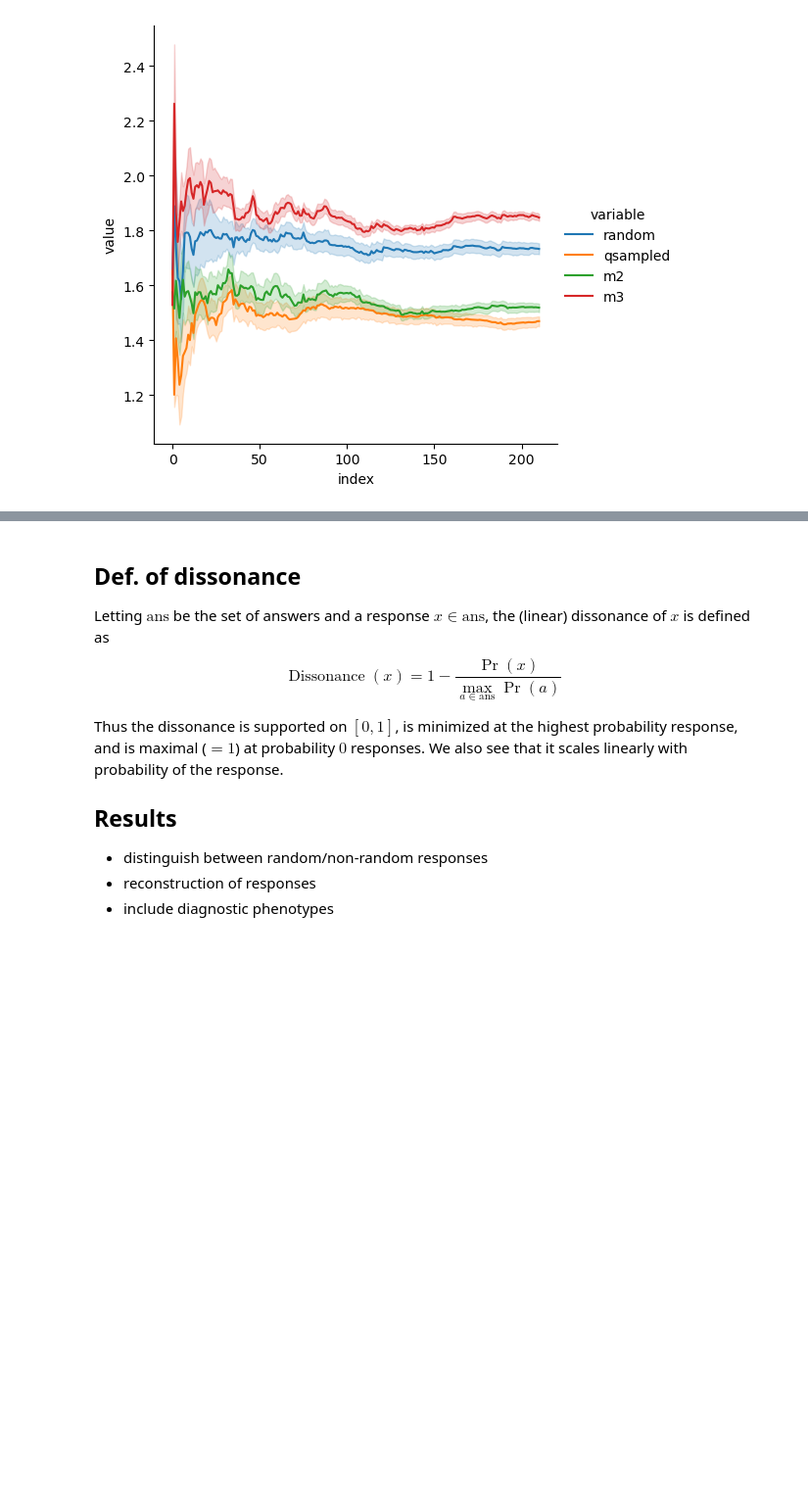
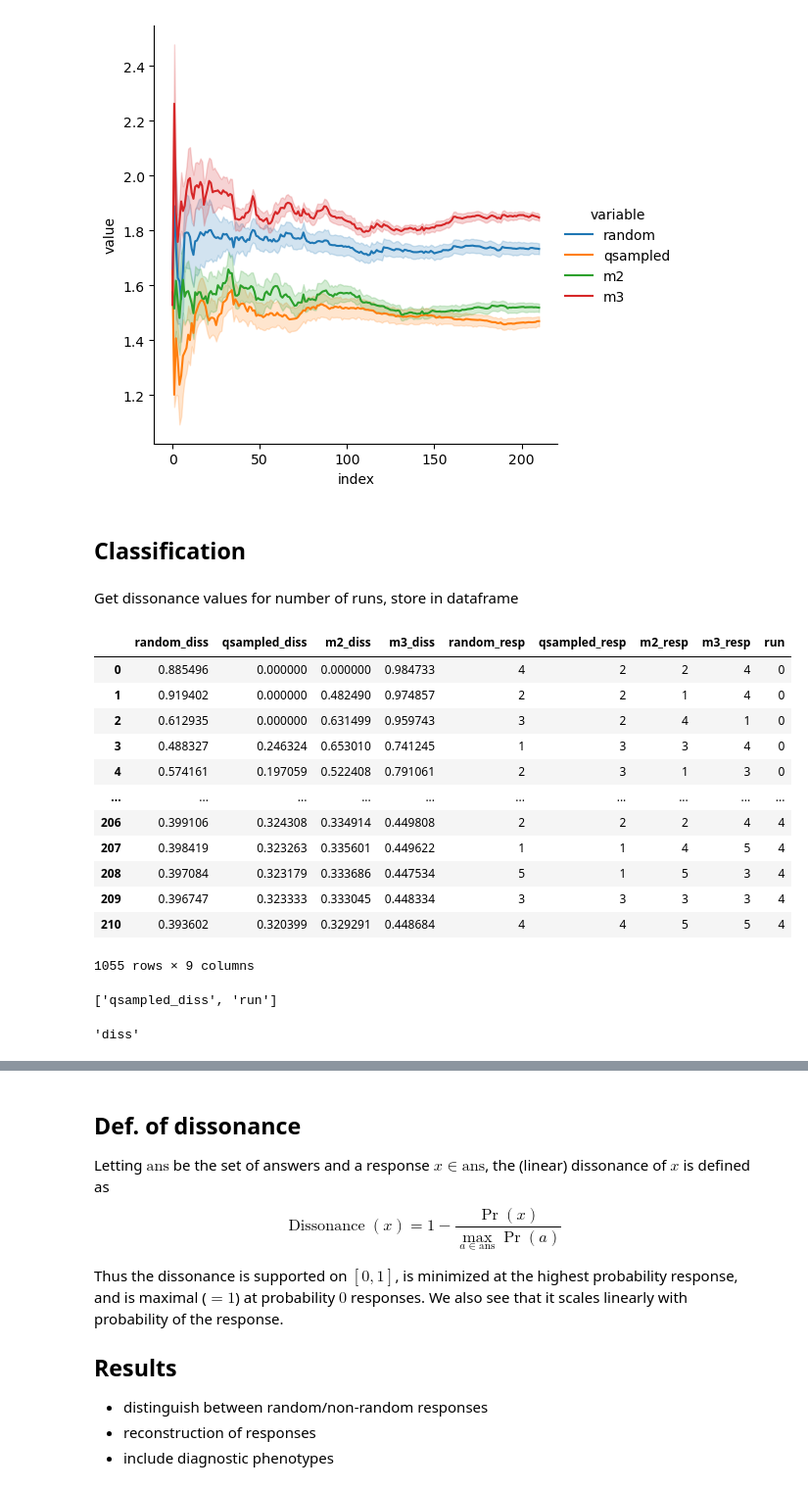
Before and after one commit to zeroknowledgediscovery/truthnet, a Jupyter notebook: notebooks/examples_testing.ipynb, the cells around one changed output, grey strips where cells are left out. Shown at 98% size. Saved outputs shown, nothing was run; the diff lists cells and outputs as text; code cells hidden in the pictures; blank space fills up the shorter version.

Commit message:
start classification

```diff
--- a/notebooks/examples_testing.ipynb
+++ b/notebooks/examples_testing.ipynb
@@ -36,6 +36,3 @@ array([['4', '2', '5', ..., '2', '4', '2'],
        ['5', '1', '2', ..., '2', '5', '5'],
        ['2', '1', '3', ..., '2', '2', '2'],
        ['5', '2', '1', ..., '2', '1', '4']], dtype='<U21')
-# %%
-samples_df = pd.DataFrame(samples)
-sample_values = pd.Series({col: samples_df[col].unique() for col in samples_df})
@@ -129,10 +122,10 @@ def _compare_dissonance(
 
     mean_df = pd.DataFrame(
         {
-            "random": mean_diss_random,
-            "qsampled": mean_diss_qsampled,
-            "m2": mean_diss_m2,
-            "m3": mean_diss_m3,
+            "random_diss": mean_diss_random,
+            "qsampled_diss": mean_diss_qsampled,
+            "m2_diss": mean_diss_m2,
+            "m3_diss": mean_diss_m3,
         }
     )
 
@@ -147,7 +140,20 @@ def _compare_dissonance(
             hue="variable",
         )
 
-    return mean_df
+    return pd.concat(
+        [
+            mean_df,
+            pd.DataFrame(
+                {
+                    "random_resp": new_samp_r,
+                    "qsampled_resp": new_samp_q,
+                    "m2_resp": new_samp_m2,
+                    "m3_resp": new_samp_m3,
+                }
+            ),
+        ],
+        axis=1,
+    )
 # %%
 Ds = Tr.cognet_obj.qnet.predict_distributions(np.full_like(samples[0], fill_value=""))
 entrpy = list()
@@ -247,3 +246,40 @@ sns.relplot(
 # %% [output]
 <seaborn.axisgrid.FacetGrid at 0x...>
 [figure]
+# %% [markdown]
+## Classification
+# %% [markdown]
+Get dissonance values for number of runs, store in dataframe
+# %%
+dfs = pd.concat(
+    [
+        _compare_dissonance(
+            samples,
+            Tr.cognet_obj.qnet,
+            Tr_pos.cognet_obj.qnet,
+            order=entropy_order,
+            plot=False,
+        ).assign(run=i)
+        for i in tqdm(range(5))
+    ]
+)
+# %%
+dfs
+# %% [output]
+|  | random_diss | qsampled_diss | m2_diss | m3_diss | random_resp | qsampled_resp | m2_resp | m3_resp | run |
+| 0 | 0.885496 | 0.000000 | 0.000000 | 0.984733 | 4 | 2 | 2 | 4 | 0 |
+| 1 | 0.919402 | 0.000000 | 0.482490 | 0.974857 | 2 | 2 | 1 | 4 | 0 |
+| 2 | 0.612935 | 0.000000 | 0.631499 | 0.959743 | 3 | 2 | 4 | 1 | 0 |
+| 3 | 0.488327 | 0.246324 | 0.653010 | 0.741245 | 1 | 3 | 3 | 4 | 0 |
+| 4 | 0.574161 | 0.197059 | 0.522408 | 0.791061 | 2 | 3 | 1 | 3 | 0 |
+| ... | ... | ... | ... | ... | ... | ... | ... | ... | ... |
+| 206 | 0.399106 | 0.324308 | 0.334914 | 0.449808 | 2 | 2 | 2 | 4 | 4 |
+| 207 | 0.398419 | 0.323263 | 0.335601 | 0.449622 | 1 | 1 | 4 | 5 | 4 |
+| 208 | 0.397084 | 0.323179 | 0.333686 | 0.447534 | 5 | 1 | 5 | 3 | 4 |
+| 209 | 0.396747 | 0.323333 | 0.333045 | 0.448334 | 3 | 3 | 3 | 3 | 4 |
+| 210 | 0.393602 | 0.320399 | 0.329291 | 0.448684 | 4 | 4 | 5 | 5 | 4 |
+1055 rows × 9 columns
+# %%
+["qsampled_diss"] + ["run"]
+# %% [output]
+['qsampled_diss', 'run']
@@ -249,0 +298,4 @@ sns.relplot(
+# %%
+_get_quest_diss(dfs, ["m2_diss"], range(0, 211, 5)).columns[0][0].replace("m2_", "")
+# %% [output]
+'diss'
```
Also changed, not shown: parts of 10 cells of this notebook, 3 other files.
